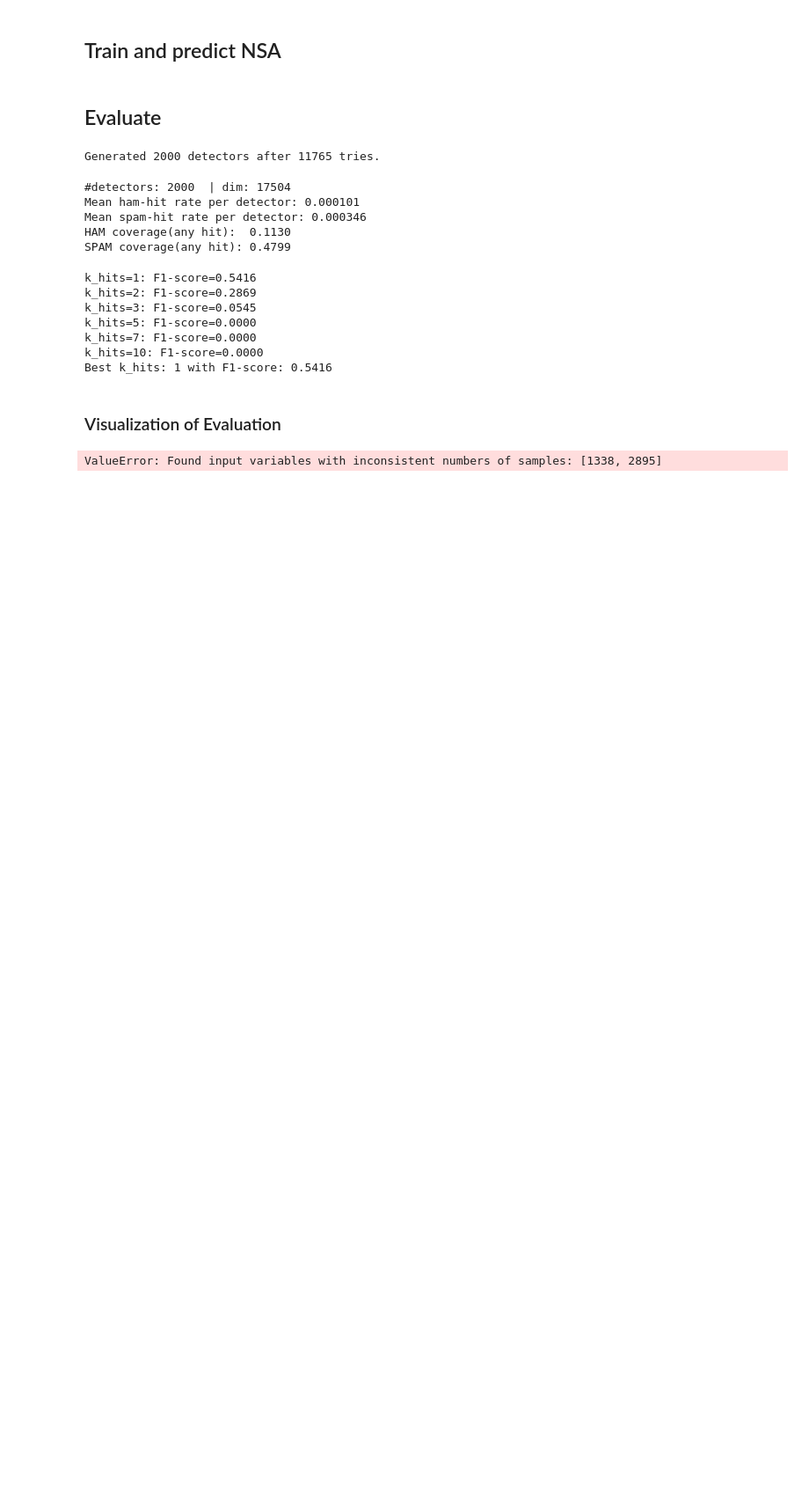
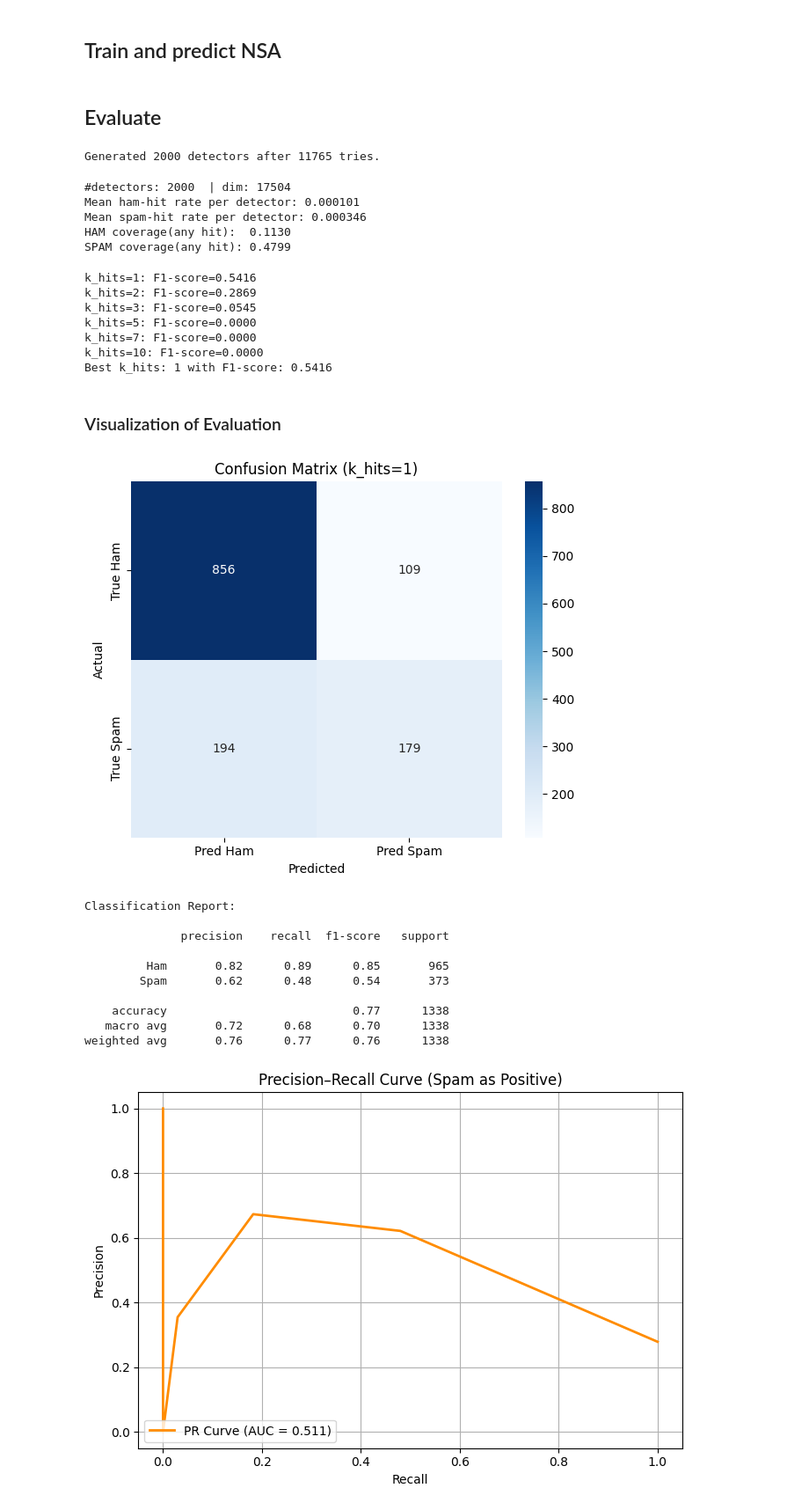
Before and after one commit to jofa016/ACIT4610---Final-Group-Project, a Jupyter notebook: R_f/Project_4/notebook/feature_engineering.ipynb, the cells around one changed output. Shown at 88% size. Saved outputs shown, nothing was run; the diff lists cells and outputs as text; code cells hidden in the pictures; blank space fills up the shorter version.

```diff
--- a/R_f/Project_4/notebook/feature_engineering.ipynb
+++ b/R_f/Project_4/notebook/feature_engineering.ipynb
@@ -352,7 +352,7 @@ Best k_hits: 1 with F1-score: 0.5416
 ### Visualization of Evaluation
 # %%
 # === Predict ===
-y_pred, scores = nsa.predict(Xh_train_bin, k_hits=1, return_score=True)
+y_pred, scores = nsa.predict(X_eval, k_hits=best_hits, return_score=True)
 
 # === Confusion Matrix ===
 cm = confusion_matrix(y_val, y_pred)
@@ -361,31 +361,42 @@ cm_df = pd.DataFrame(cm, index=["True Ham", "True Spam"],
 
 plt.figure(figsize=(6,5))
 sns.heatmap(cm_df, annot=True, fmt='d', cmap='Blues')
 plt.title("Confusion Matrix (k_hits=1)")
 plt.ylabel("Actual")
 plt.xlabel("Predicted")
 plt.tight_layout()
 plt.show()
 
 # === Classification Report ===
 print("\nClassification Report:\n")
 print(classification_report(y_val, y_pred, target_names=["Ham", "Spam"]))
 
 # === Precision–Recall Curve ===
 prec, rec, _ = precision_recall_curve(y_val, scores)
 pr_auc = auc(rec, prec)
 
 plt.figure(figsize=(7,5))
 plt.plot(rec, prec, color="darkorange", linewidth=2,
          label=f"PR Curve (AUC = {pr_auc:.3f})")
 plt.xlabel("Recall")
 plt.ylabel("Precision")
 plt.title("Precision–Recall Curve (Spam as Positive)")
 plt.legend(loc="lower left")
 plt.grid(True)
 plt.tight_layout()
 plt.show()
 
 print(f"\nPrecision–Recall AUC: {pr_auc:.3f}")
 # %% [output]
+[figure, added]
-ValueError: Found input variables with inconsistent numbers of samples: [1338, 2895]
+Classification Report:
+
+              precision    recall  f1-score   support
+
+         Ham       0.82      0.89      0.85       965
+        Spam       0.62      0.48      0.54       373
+
+    accuracy                           0.77      1338
+   macro avg       0.72      0.68      0.70      1338
+weighted avg       0.76      0.77      0.76      1338
+[figure, added]
```
Also changed, not shown: parts of 2 cells of this notebook.
